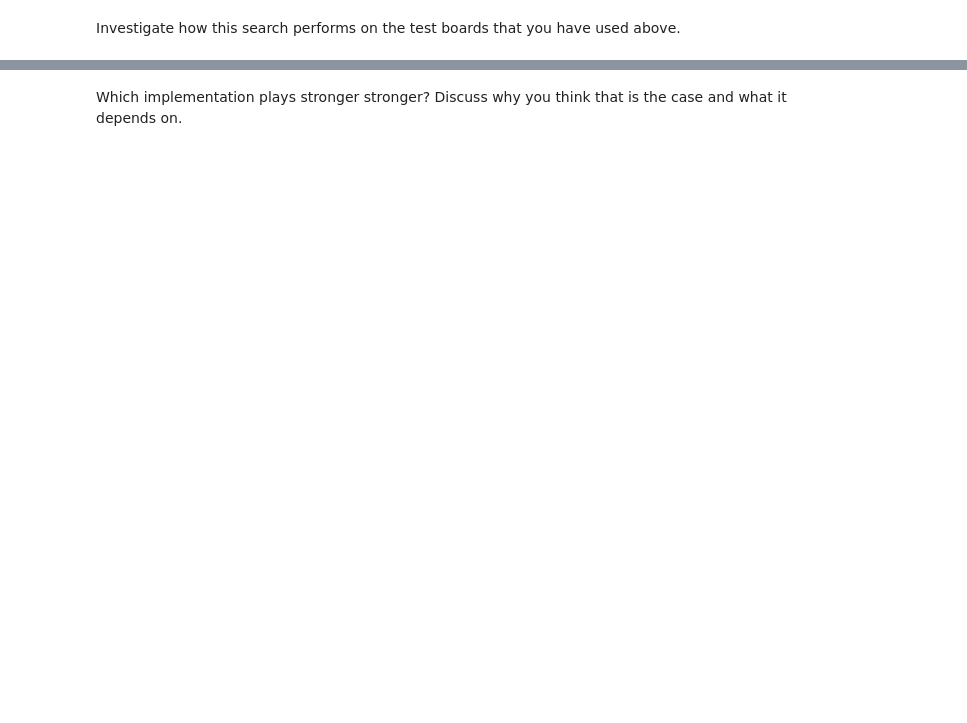
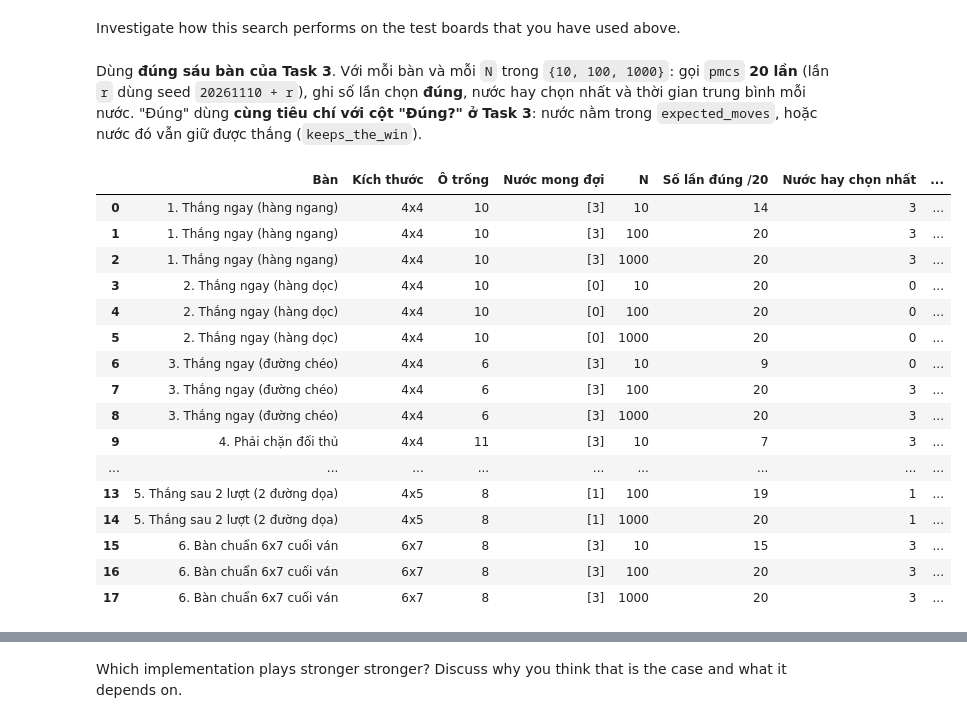
Before and after one commit to Ko4rut/ML-Advance-Group, a Jupyter notebook: lab05 - game/lab05 - game/assignment_connect4.ipynb, the cells around one changed output, grey strips where cells are left out. Saved outputs shown, nothing was run; the diff lists cells and outputs as text; code cells hidden in the pictures; blank space fills up the shorter version.

```diff
--- a/lab05 - game/lab05 - game/assignment_connect4.ipynb
+++ b/lab05 - game/lab05 - game/assignment_connect4.ipynb
@@ -828,0 +872,18 @@ Implement simple Pure Monte Carlo Search with a random playout strategy.
+# %%
+# Minh họa: bàn trống 6x7, N = 700 (100 ván đánh thử cho mỗi cột), in điểm trung bình từng cột (DEBUG = 1).
+board = empty_board((6, 7))
+np.random.seed(SEED)
+connect4_montecarlo.DEBUG = 1
+%time move = pmcs(board, N = 700)
+connect4_montecarlo.DEBUG = 0
+print("Cột được chọn:", move)
+
+# Thời gian của một ván đánh thử và của một nước đi trên bàn chuẩn 6x7
+np.random.seed(SEED)
+start = time.perf_counter()
+playouts(board, 3, 1, N = 2000)
+playout_ms = 1000 * (time.perf_counter() - start) / 2000
+np.random.seed(SEED)
+start = time.perf_counter()
+pmcs(board, N = 1000)
+print(f"Một ván đánh thử trên bàn 6x7: {playout_ms:.3f} ms | một nước đi với N = 1000: {1000 * (time.perf_counter() - start):.0f} ms")
@@ -832,0 +903,54 @@ Investigate how this search performs on the test boards that you have used above
+# %% [markdown]
+Dùng **đúng sáu bàn của Task 3**. Với mỗi bàn và mỗi `N` trong `{10, 100, 1000}`: gọi `pmcs` **20 lần** (lần `r` dùng seed `20261110 + r`), ghi số lần chọn **đúng**, nước hay chọn nhất và thời gian trung bình mỗi nước. "Đúng" dùng **cùng tiêu chí với cột "Đúng?" ở Task 3**: nước nằm trong `expected_moves`, hoặc nước đó vẫn giữ được thắng (`keeps_the_win`).
+# %%
+N_LIST = [10, 100, 1000]
+REPEATS = 20
+connect4_montecarlo.DEBUG = 0
+
+keep_cache = {}
+def is_correct(board, player, move, expected):
+    """cùng tiêu chí "Đúng?" của Task 3: nước mong đợi, hoặc nước vẫn giữ được thắng."""
+    if move in expected: return True
+    key = (board.tobytes(), board.shape, player, move)
+    if key not in keep_cache: keep_cache[key] = bool(keeps_the_win(board, player, move))
+    return keep_cache[key]
+
+
+rows = []
+for name, (board, player) in boards.items():
+    expected = expected_moves(board, player)
+    for N in N_LIST:
+        chosen, total = [], 0.0
+        for r in range(REPEATS):
+            np.random.seed(SEED + r)
+            start = time.perf_counter()
+            chosen.append(pmcs(board, N = N, player = player))
+            total += time.perf_counter() - start
+        counts = Counter(chosen)
+        rows.append({"Bàn": name, "Kích thước": f"{board.shape[0]}x{board.shape[1]}", "Ô trống": int(np.sum(board == 0)),
+                     "Nước mong đợi": expected, "N": N,
+                     "Số lần đúng /20": sum(is_correct(board, player, m, expected) * c for m, c in counts.items()),
+                     "Nước hay chọn nhất": counts.most_common(1)[0][0],
+                     "Các nước đã chọn (số lần)": str(dict(counts.most_common())),
+                     "Thời gian TB/nước (ms)": round(1000 * total / REPEATS, 1)})
+
+table_boards_mc = pd.DataFrame(rows)
+display(table_boards_mc)
+# %% [output]
+|  | Bàn | Kích thước | Ô trống | Nước mong đợi | N | Số lần đúng /20 | Nước hay chọn nhất | ... |
+| 0 | 1. Thắng ngay (hàng ngang) | 4x4 | 10 | [3] | 10 | 14 | 3 | ... |
+| 1 | 1. Thắng ngay (hàng ngang) | 4x4 | 10 | [3] | 100 | 20 | 3 | ... |
+| 2 | 1. Thắng ngay (hàng ngang) | 4x4 | 10 | [3] | 1000 | 20 | 3 | ... |
+| 3 | 2. Thắng ngay (hàng dọc) | 4x4 | 10 | [0] | 10 | 20 | 0 | ... |
+| 4 | 2. Thắng ngay (hàng dọc) | 4x4 | 10 | [0] | 100 | 20 | 0 | ... |
+| 5 | 2. Thắng ngay (hàng dọc) | 4x4 | 10 | [0] | 1000 | 20 | 0 | ... |
+| 6 | 3. Thắng ngay (đường chéo) | 4x4 | 6 | [3] | 10 | 9 | 0 | ... |
+| 7 | 3. Thắng ngay (đường chéo) | 4x4 | 6 | [3] | 100 | 20 | 3 | ... |
+| 8 | 3. Thắng ngay (đường chéo) | 4x4 | 6 | [3] | 1000 | 20 | 3 | ... |
+| 9 | 4. Phải chặn đối thủ | 4x4 | 11 | [3] | 10 | 7 | 3 | ... |
+| ... | ... | ... | ... | ... | ... | ... | ... | ... |
+| 13 | 5. Thắng sau 2 lượt (2 đường dọa) | 4x5 | 8 | [1] | 100 | 19 | 1 | ... |
+| 14 | 5. Thắng sau 2 lượt (2 đường dọa) | 4x5 | 8 | [1] | 1000 | 20 | 1 | ... |
+| 15 | 6. Bàn chuẩn 6x7 cuối ván | 6x7 | 8 | [3] | 10 | 15 | 3 | ... |
+| 16 | 6. Bàn chuẩn 6x7 cuối ván | 6x7 | 8 | [3] | 100 | 20 | 3 | ... |
+| 17 | 6. Bàn chuẩn 6x7 cuối ván | 6x7 | 8 | [3] | 1000 | 20 | 3 | ... |
```
Also changed, not shown: parts of 27 cells of this notebook.
